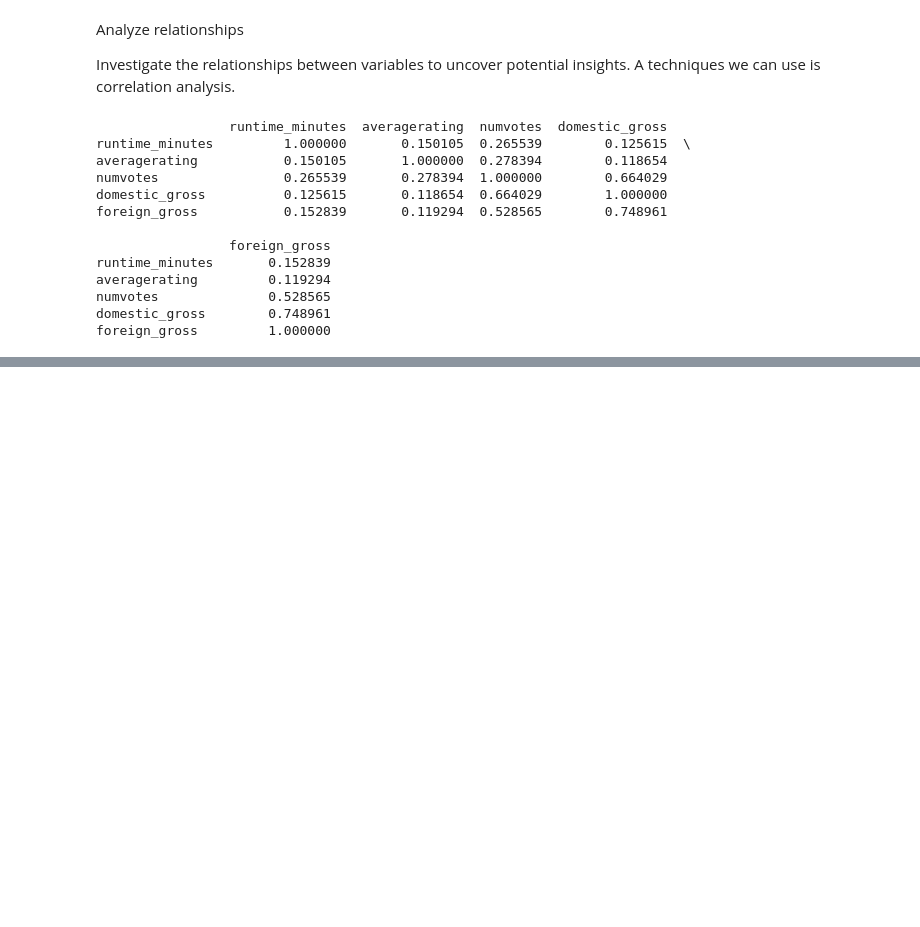
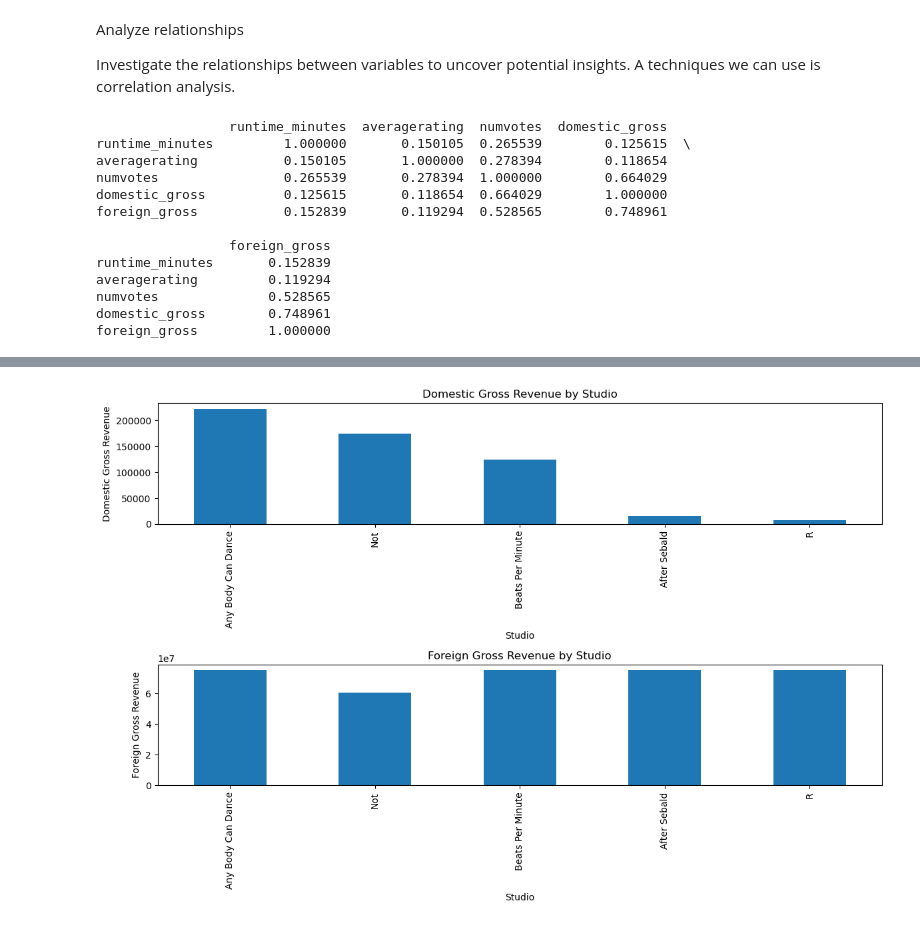
Before and after one commit to Engineerpmn/phase-1-project, a Jupyter notebook: student.ipynb, the cells around one changed output, grey strips where cells are left out. Saved outputs shown, nothing was run; the diff lists cells and outputs as text; code cells hidden in the pictures; blank space fills up the shorter version.

```diff
--- a/student.ipynb
+++ b/student.ipynb
@@ -524,0 +672,10 @@ foreign_gross         1.000000
+# %%
+# Extract studio name from movie title
+merged_data['studio'] = merged_data['title'].str.extract('\((.*?)\)')
+
+# Calculate total revenue for each studio
+total_revenue = merged_data.groupby('studio')[['domestic_gross', 'foreign_gross']].sum()
+
+# Sort the studios based on total revenue
+sorted_total_revenue = total_revenue.sort_values(by='domestic_gross', ascending=False)
+sorted_total_revenue
@@ -524,0 +690,23 @@ foreign_gross         1.000000
+# %%
+# Create separate bar plots for domestic and foreign gross revenues
+fig, axes = plt.subplots(nrows=2, ncols=1, figsize=(12, 8))
+
+# Plot domestic gross revenues
+sorted_total_revenue['domestic_gross'].plot(kind='bar', ax=axes[0])
+axes[0].set_xlabel('Studio')
+axes[0].set_ylabel('Domestic Gross Revenue')
+axes[0].set_title('Domestic Gross Revenue by Studio')
+
+# Plot foreign gross revenues
+sorted_total_revenue['foreign_gross'].plot(kind='bar', ax=axes[1])
+axes[1].set_xlabel('Studio')
+axes[1].set_ylabel('Foreign Gross Revenue')
+axes[1].set_title('Foreign Gross Revenue by Studio')
+
+# Adjust the layout to prevent overlapping of labels
+plt.tight_layout()
+
+# Display the plots
+plt.show()
+# %% [output]
+[figure, added]
```
Also changed, not shown: parts of 15 cells of this notebook, 1 other file.
